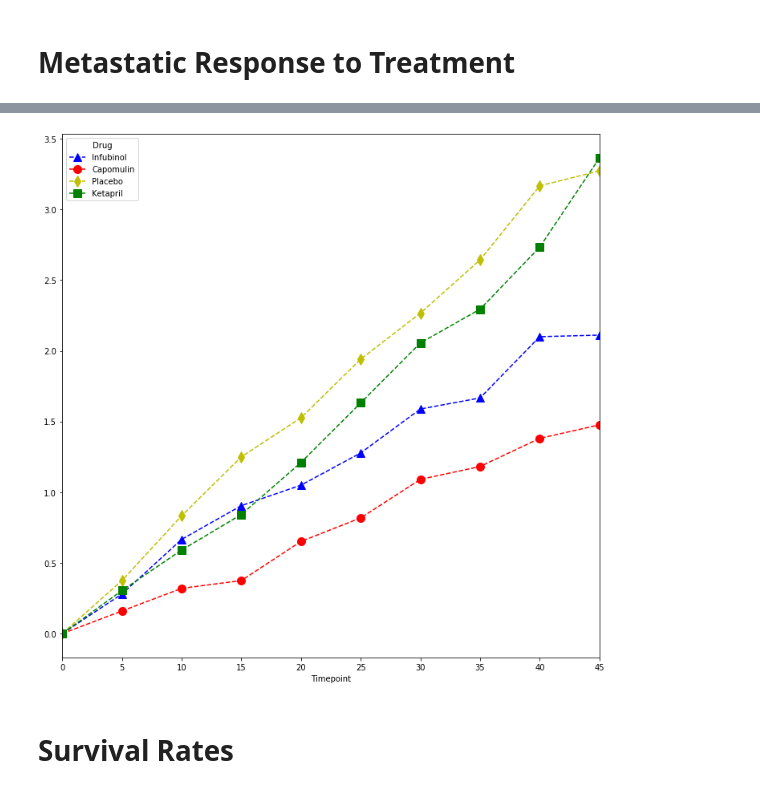
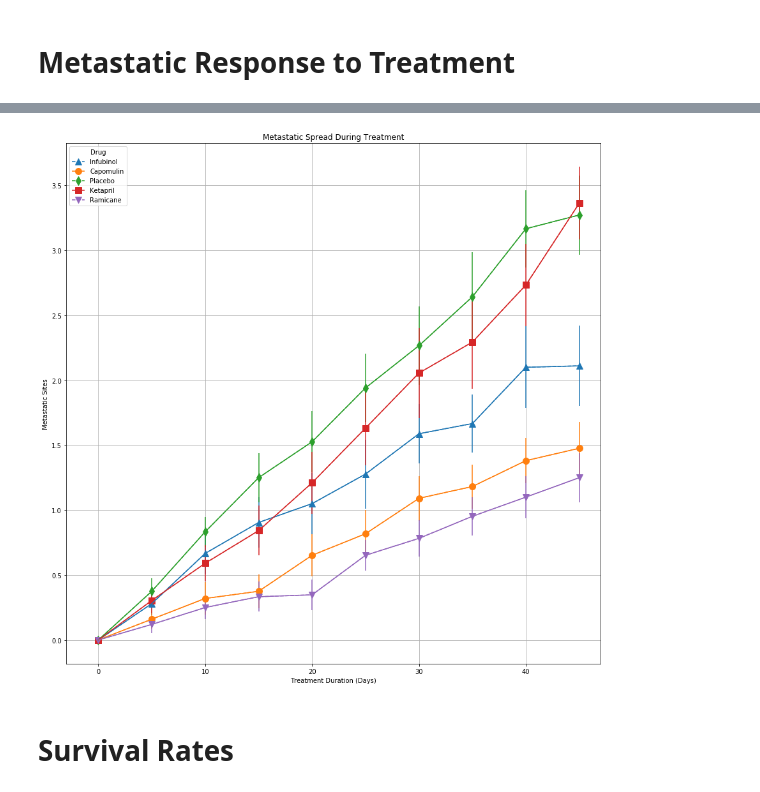
Before and after one commit to gabprado/matplotlib-challenge, a Jupyter notebook: Pymaceuticals/Pymaceuticals.ipynb, the cells around one changed output, grey strips where cells are left out. Saved outputs shown, nothing was run; the diff lists cells and outputs as text; code cells hidden in the pictures.

```diff
--- a/Pymaceuticals/Pymaceuticals.ipynb
+++ b/Pymaceuticals/Pymaceuticals.ipynb
@@ -114,12 +118,15 @@ drug_ms_err_pivot
 | 35 | 0.169496 | 0.266526 | 0.224733 | 0.361418 | 0.330464 | 0.341412 | 0.366667 | 0.145997 | 0.240983 | ... |
 | 40 | 0.175610 | 0.289128 | 0.314466 | 0.315725 | 0.321702 | 0.297294 | 0.433903 | 0.160591 | 0.312815 | ... |
 | 45 | 0.202591 | 0.286101 | 0.309320 | 0.278722 | 0.351104 | 0.304240 | 0.428571 | 0.190221 | 0.359062 | ... |
-# %%
-cols = ["Infubinol", "Capomulin", "Placebo", "Ketapril"]
-drug_ms_pivottbl.plot(y = cols, figsize=(12,12), style=['b^--', 'ro--', 'yd--', 'gs--'], markersize=10)
-plt.show()
-# %% [output]
-[figure, removed]
+# %%
+drug_ms_err= drug_ms_pivottbl.plot(y = cols,figsize=(15,15),yerr = drug_ms_err_pivot, legend = False)
+drug_ms_err.set_prop_cycle(None)
+drug_ms_pivottbl.plot.line(y = cols, figsize=(15,15), style=['^--', 'o--', 'd--', 's--',"v--"], \
+              markersize=10 ,title = "Metastatic Spread During Treatment",ax=drug_ms_err,  \
+              grid = True).set(xlabel = "Treatment Duration (Days)", xlim = [-3,47] ,ylabel = "Metastatic Sites")
+plt.show()
+# %% [output]
+[figure, added]
 # %% [markdown]
 # Survival Rates
 # %%
```
Also changed, not shown: parts of 10 cells of this notebook.
